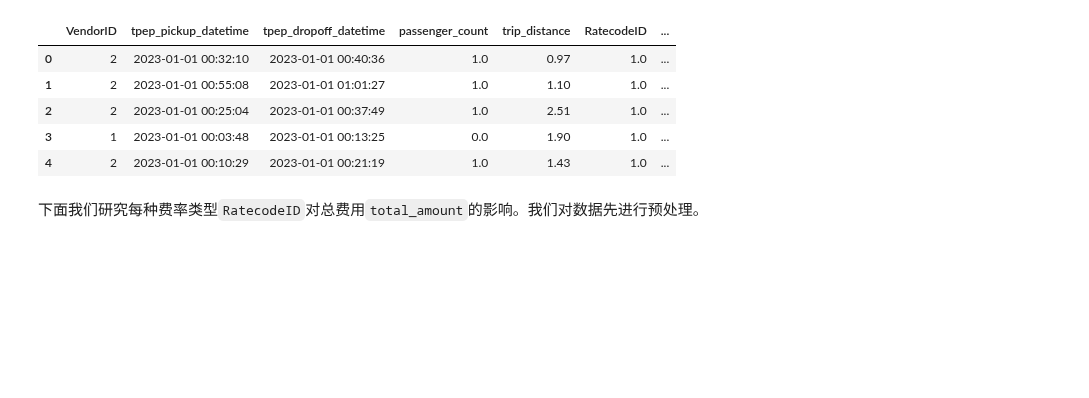
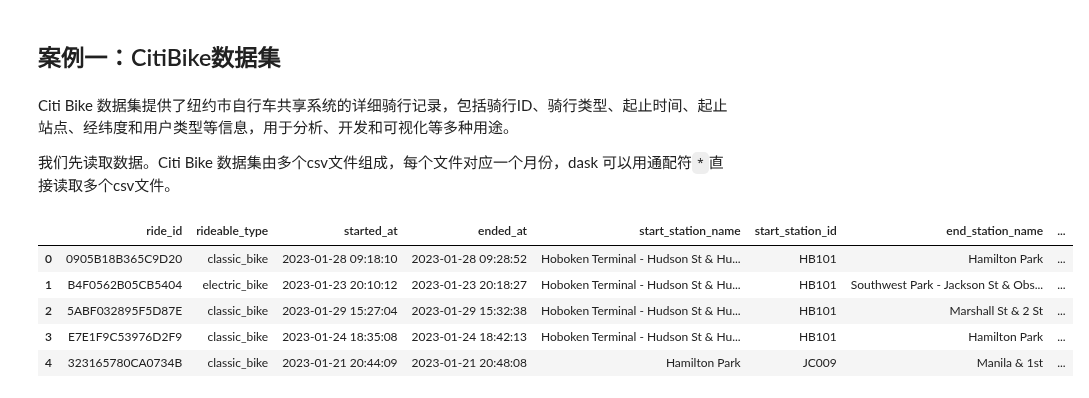
Before and after one commit to godaai/scale-py-zh, a Jupyter notebook: ch-dask-dataframe/dask-data-analysis.ipynb, the cells around one changed output. Cells and saved outputs as stored; diff of their text form; code cells hidden in the pictures; blank space fills up the shorter version.

Commit message:
dask case 1

```diff
--- a/ch-dask-dataframe/dask-data-analysis.ipynb
+++ b/ch-dask-dataframe/dask-data-analysis.ipynb
@@ -17,14 +18,0 @@ taxi_path = nyc_taxi()
-# %%
-ddf = dd.read_parquet(os.path.join(taxi_path, "*.parquet"))
-
-ddf.head()
-# %% [output]
-|  | VendorID | tpep_pickup_datetime | tpep_dropoff_datetime | passenger_count | trip_distance | RatecodeID | ... |
-| 0 | 2 | 2023-01-01 00:32:10 | 2023-01-01 00:40:36 | 1.0 | 0.97 | 1.0 | ... |
-| 1 | 2 | 2023-01-01 00:55:08 | 2023-01-01 01:01:27 | 1.0 | 1.10 | 1.0 | ... |
-| 2 | 2 | 2023-01-01 00:25:04 | 2023-01-01 00:37:49 | 1.0 | 2.51 | 1.0 | ... |
-| 3 | 1 | 2023-01-01 00:03:48 | 2023-01-01 00:13:25 | 0.0 | 1.90 | 1.0 | ... |
-| 4 | 2 | 2023-01-01 00:10:29 | 2023-01-01 00:21:19 | 1.0 | 1.43 | 1.0 | ... |
-# %% [markdown]
-
-下面我们研究每种费率类型`RatecodeID`对总费用`total_amount`的影响。我们对数据先进行预处理。
@@ -36,0 +19,21 @@ ddf['tpep_dropoff_datetime'] = dd.to_datetime(ddf['tpep_dropoff_datetime'])
+# %% [markdown]
+## 案例一：CitiBike数据集
+# %% [markdown]
+
+Citi Bike 数据集提供了纽约市自行车共享系统的详细骑行记录，包括骑行ID、骑行类型、起止时间、起止站点、经纬度和用户类型等信息，用于分析、开发和可视化等多种用途。
+
+我们先读取数据。Citi Bike 数据集由多个csv文件组成，每个文件对应一个月份，dask 可以用通配符`*`直接读取多个csv文件。
+# %%
+from utils import citi_bike
+
+bike_path = citi_bike()
+ddf: dd.DataFrame = dd.read_csv(os.path.join(bike_path, "*.csv"))
+
+ddf.head()
+# %% [output]
+|  | ride_id | rideable_type | started_at | ended_at | start_station_name | start_station_id | end_station_name | ... |
+| 0 | 0905B18B365C9D20 | classic_bike | 2023-01-28 09:18:10 | 2023-01-28 09:28:52 | Hoboken Terminal - Hudson St & Hu... | HB101 | Hamilton Park | ... |
+| 1 | B4F0562B05CB5404 | electric_bike | 2023-01-23 20:10:12 | 2023-01-23 20:18:27 | Hoboken Terminal - Hudson St & Hu... | HB101 | Southwest Park - Jackson St & Obs... | ... |
+| 2 | 5ABF032895F5D87E | classic_bike | 2023-01-29 15:27:04 | 2023-01-29 15:32:38 | Hoboken Terminal - Hudson St & Hu... | HB101 | Marshall St & 2 St | ... |
+| 3 | E7E1F9C53976D2F9 | classic_bike | 2023-01-24 18:35:08 | 2023-01-24 18:42:13 | Hoboken Terminal - Hudson St & Hu... | HB101 | Hamilton Park | ... |
+| 4 | 323165780CA0734B | classic_bike | 2023-01-21 20:44:09 | 2023-01-21 20:48:08 | Hamilton Park | JC009 | Manila & 1st | ... |
```
Also changed, not shown: parts of 17 cells of this notebook.
